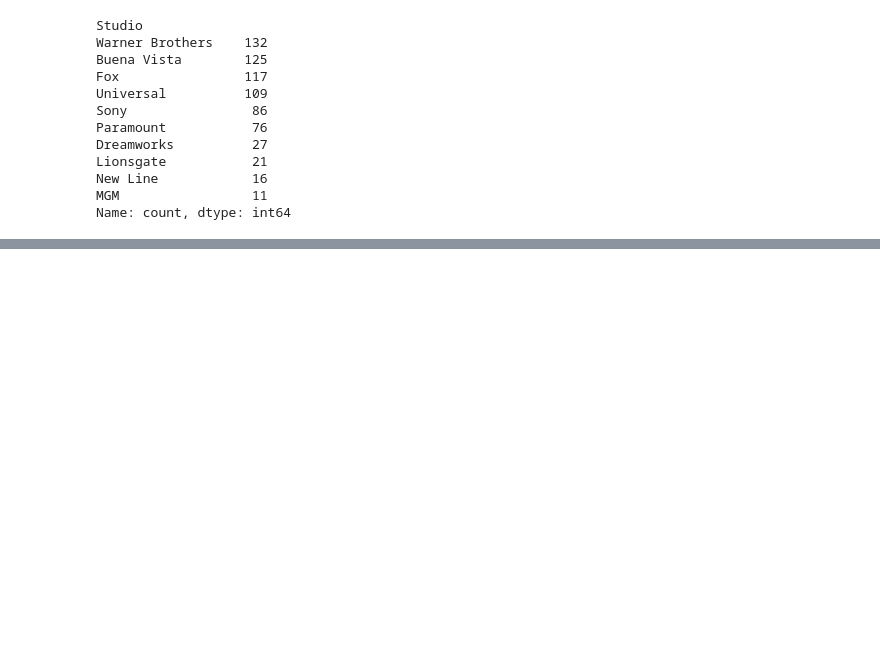
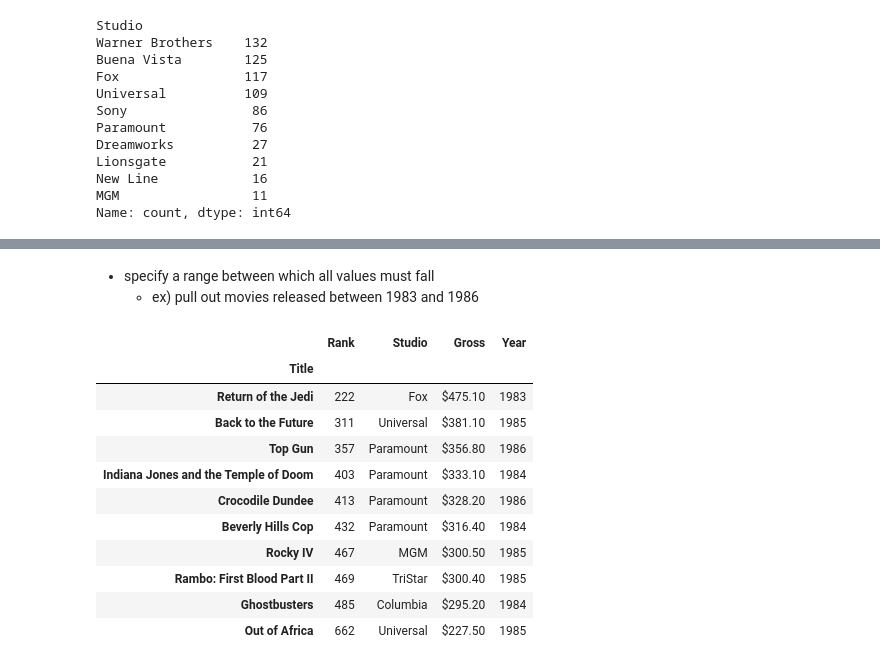
Before and after one commit to 10eace/study, a Jupyter notebook: machine-learning/bo_pandas-in-action/ch01_introducing-pandas.ipynb, the cells around one changed output, grey strips where cells are left out. Saved outputs shown, nothing was run; the diff lists cells and outputs as text; code cells hidden in the pictures; blank space fills up the shorter version.

```diff
--- a/machine-learning/bo_pandas-in-action/ch01_introducing-pandas.ipynb
+++ b/machine-learning/bo_pandas-in-action/ch01_introducing-pandas.ipynb
@@ -302,0 +404,20 @@ Name: count, dtype: int64
+# %% [markdown]
+- specify a range between which all values must fall
+    - ex) pull out movies released between 1983 and 1986
+# %%
+mid_80s = movies["Year"].between(1983, 1986)
+
+movies[mid_80s]
+# %% [output]
+|  | Rank | Studio | Gross | Year |
+| Title |  |  |  |  |
+| Return of the Jedi | 222 | Fox | $475.10 | 1983 |
+| Back to the Future | 311 | Universal | $381.10 | 1985 |
+| Top Gun | 357 | Paramount | $356.80 | 1986 |
+| Indiana Jones and the Temple of Doom | 403 | Paramount | $333.10 | 1984 |
+| Crocodile Dundee | 413 | Paramount | $328.20 | 1986 |
+| Beverly Hills Cop | 432 | Paramount | $316.40 | 1984 |
+| Rocky IV | 467 | MGM | $300.50 | 1985 |
+| Rambo: First Blood Part II | 469 | TriStar | $300.40 | 1985 |
+| Ghostbusters | 485 | Columbia | $295.20 | 1984 |
+| Out of Africa | 662 | Universal | $227.50 | 1985 |
```
Also changed, not shown: parts of 15 cells of this notebook.
